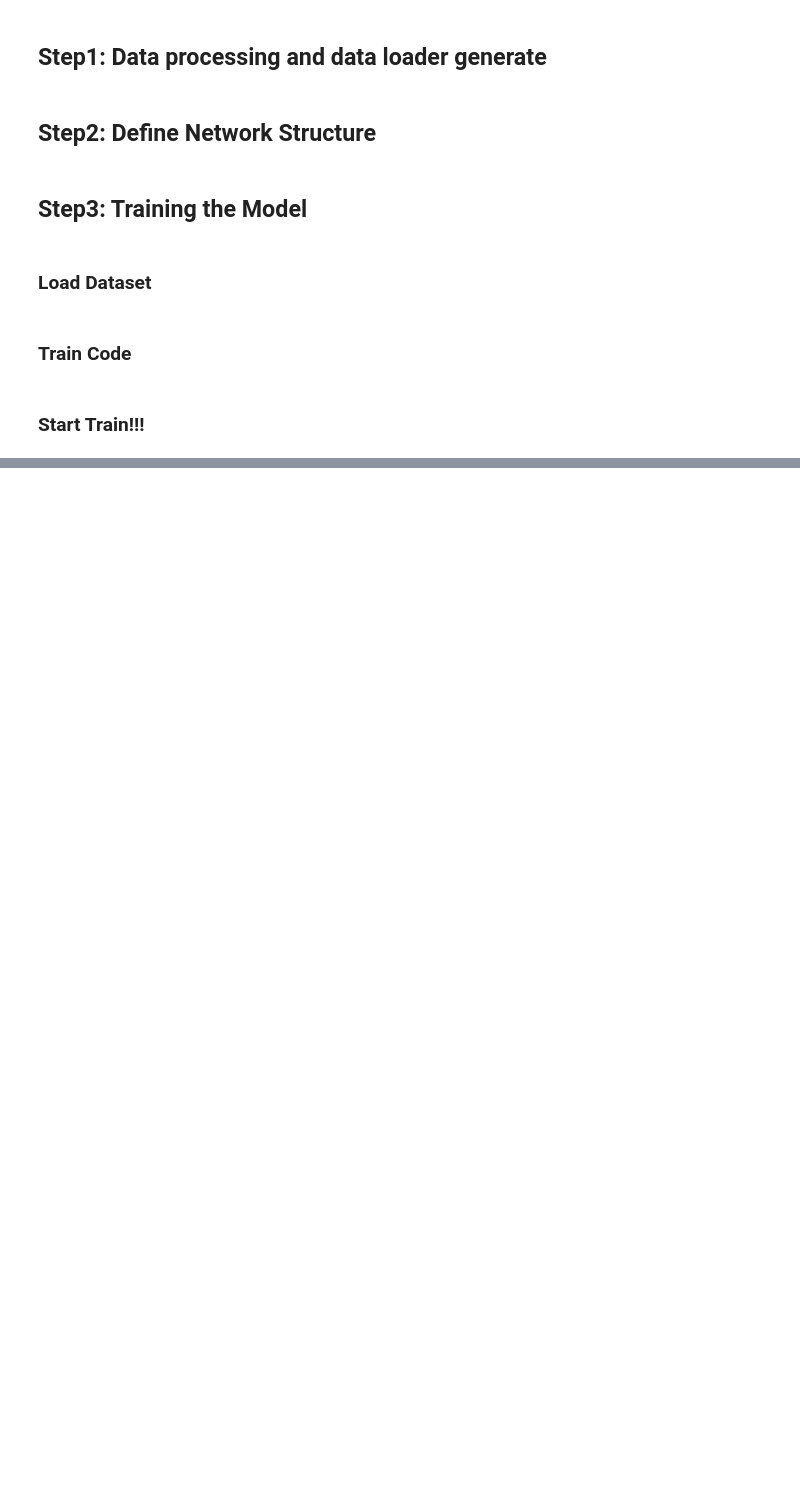
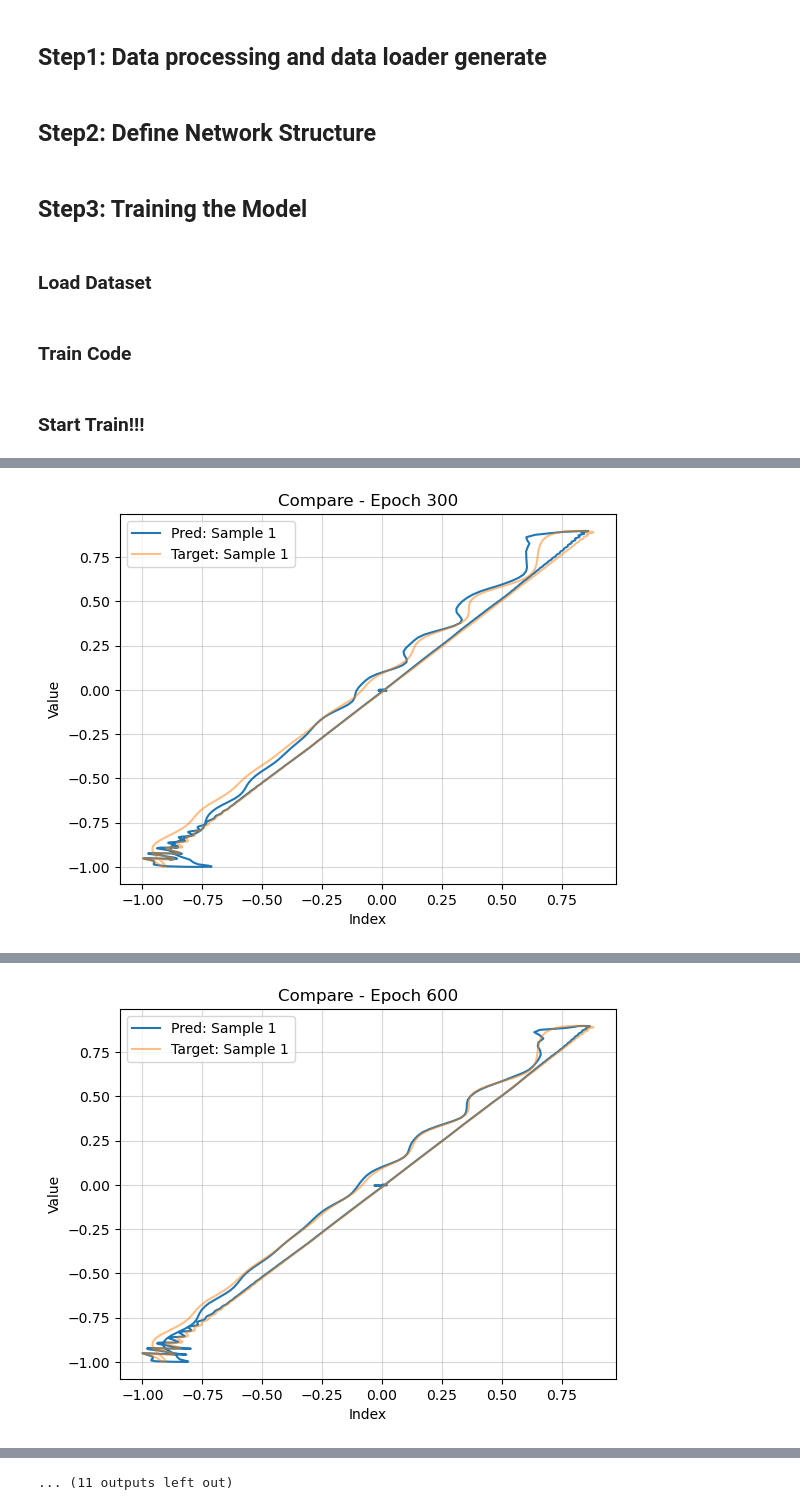
Before and after one commit to kingress33/PFC-CoreLoss, a Jupyter notebook: MMINN/MMINN_DC_Train_Buck.ipynb, the cells around one changed output, grey strips where cells are left out. Cells and saved outputs as stored; diff of their text form; code cells hidden in the pictures; blank space fills up the shorter version.

```diff
--- a/MMINN/MMINN_DC_Train_Buck.ipynb
+++ b/MMINN/MMINN_DC_Train_Buck.ipynb
@@ -53,6 +54,7 @@ torch.backends.cudnn.benchmark = False
 material = "CH467160_Buck"
 down_sample_way = "linspace_n_init2"
 downsample = 1024
+save_figure = False
 
 # 訓練情況況
 plot_interval = 300
@@ -541,12 +542,11 @@ def train_model(norm, train_loader, valid_loader):
             plt.ylabel("Value")
             plt.grid(alpha=0.5)
             plt.legend()
-            figure_save_path1 = os.path.join(
-                figure_save_base_path,
-                f"Compare_Epoch {epoch + 1}.svg")  # 定義模型保存檔名
-
-            plt.savefig(figure_save_path1)
-            # 顯示圖表
+            if save_figure == True:
+                figure_save_path1 = os.path.join(
+                    figure_save_base_path,
+                    f"Compare_Epoch {epoch + 1}.svg")  # 定義模型保存檔名
+                plt.savefig(figure_save_path1)
             plt.show()
             # # -------------------------設定圖表B-H比較 END---------------------------------------
         # ======================================================繪製訓練情況  END ======================================================
@@ -588,9 +588,11 @@ def train_model(norm, train_loader, valid_loader):
     plt.title("Training & Validation Loss Curve")
     plt.legend()
     plt.grid(alpha=0.5)
-    figure_save_path2 = os.path.join(figure_save_base_path,
-                                     "Training_Loss_Curve.svg")  # 定義模型保存檔名
-    plt.savefig(figure_save_path2)
+    if save_figure == True:
+        # 將圖表保存為 SVG 格式
+        figure_save_path2 = os.path.join(figure_save_base_path,
+                                         "Training_Validation_Loss_Curve.svg")
+        plt.savefig(figure_save_path2)
     plt.show()
     # ==============================繪製 Train Loss 與 Validation Loss 圖 END==============================
 
@@ -628,10 +630,11 @@ def train_model(norm, train_loader, valid_loader):
     plt.ylabel("Value")
     plt.grid(alpha=0.5)
     plt.legend()
-    figure_save_path3 = os.path.join(
-        figure_save_base_path,
-        "Best Model_Predicted vs Target.svg")  # 定義模型保存檔名
-    plt.savefig(figure_save_path3)
+    if save_figure == True:
+        figure_save_path3 = os.path.join(
+            figure_save_base_path,
+            "Best Model_Predicted vs Target.svg")  # 定義模型保存檔名
+        plt.savefig(figure_save_path3)
 
     # ===================================使用最佳模型來產生驗證結果 END=============================
 # %% [markdown]
@@ -647,14 +650,15 @@ if __name__ == "__main__":
                                                       data_Pcv)
 
 # ---- 印第一個 batch 檢查 ----
-inputs, features, s0, target_H, target_Pcv = next(iter(train_loader))
+# inputs, features, s0, target_H, target_Pcv = next(iter(train_loader))
+inputs, features, s0, target_H = next(iter(train_loader))
 
 print("=== Batch shape check ===")
 print(f"inputs      : {inputs.shape}")  # (batch, seq_len, 4)
 print(f"features    : {features.shape}")  # (batch, 4)
 print(f"s0          : {s0.shape}")  # (batch, operator_size)
 print(f"target_H    : {target_H.shape}")  # (batch, seq_len, 1)
-print(f"target_Pcv  : {target_Pcv.shape}")  # (batch, 1)
+# print(f"target_Pcv  : {target_Pcv.shape}")  # (batch, 1)
 print()
 
 # 選一筆樣本看看數值範圍
@@ -664,9 +668,9 @@ print(inputs[idx, :3, :])  # B, ΔB, dB/dt, d²B/dt² (已歸一化到 ~[-1,1])
 print("範例 features[0]:", features[idx])  # F, T, Hdc, N (已 z-score)
 print("範例 s0[0]:", s0[idx, :5])  # 前 5 個 Preisach operator 狀態
 print("範例 target_H[0] (前 3 點):", target_H[idx, :3, 0])
-print("範例 target_Pcv[0]:", target_Pcv[idx, 0])
+# print("範例 target_Pcv[0]:", target_Pcv[idx, 0])
 
-# train_model(norm, train_loader, valid_loader)
+train_model(norm, train_loader, valid_loader)
 # %% [output]
 "CH467160_Buck": [
     [2.0, 1.0],
@@ -687,0 +692 @@ s0          : torch.Size([128, 30])
+[figure, added]
@@ -687,0 +710 @@ s0          : torch.Size([128, 30])
+[figure, added]
@@ -687,0 +783 @@ s0          : torch.Size([128, 30])
+... (11 outputs left out)
```
Also changed, not shown: parts of 4 cells of this notebook, 1 other file.
